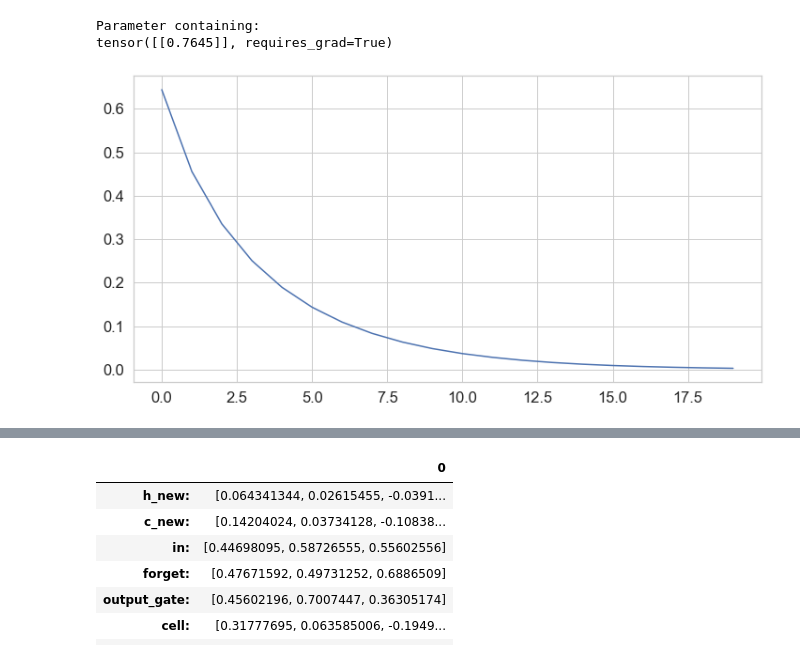
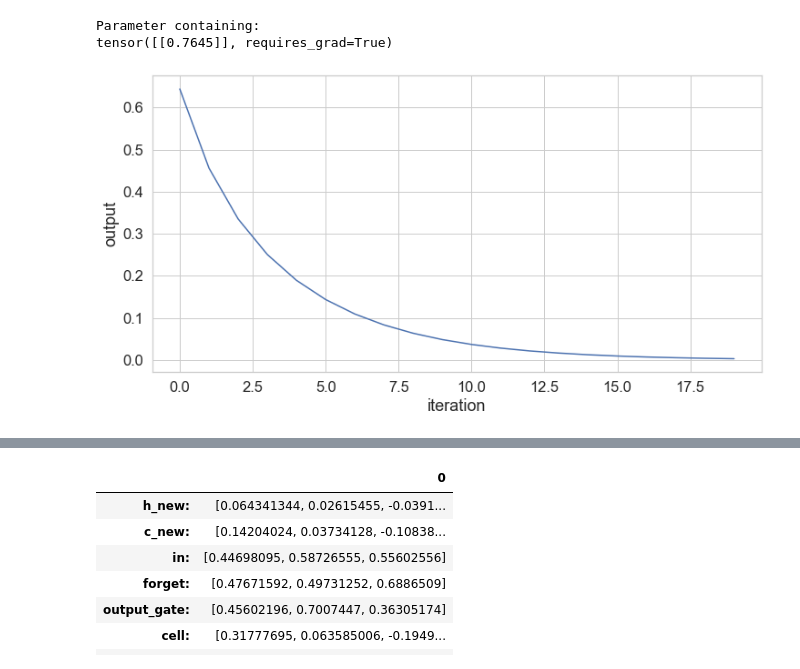
Before and after one commit to tulane-cmps6730/main, a Jupyter notebook: lec/sequence/lstm.ipynb, the cells around one changed output, grey strips where cells are left out. Cells and saved outputs as stored; diff of their text form; code cells hidden in the pictures.

```diff
--- a/lec/sequence/lstm.ipynb
+++ b/lec/sequence/lstm.ipynb
@@ -253,16 +277,18 @@ tensor([[0.7645]], requires_grad=True)
 # %%
 import math
 
 vals = []
 val = 1 # initial hidden value
 for i in range(20):
     val = np.tanh(.7645*val)
     vals.append(val)
 plt.figure()
 plt.plot(vals)
+plt.xlabel('iteration')
+plt.ylabel('output')
 plt.show()
 # %% [output]
-[figure, old version]
+[figure, new version]
 # %% [markdown]
 Consider our example:
 
```
Also changed, not shown: parts of 21 cells of this notebook, 1 other file.
